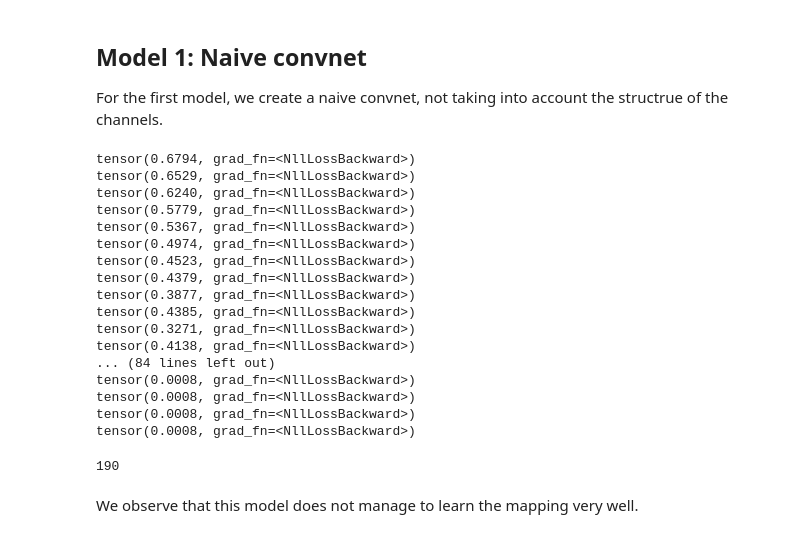
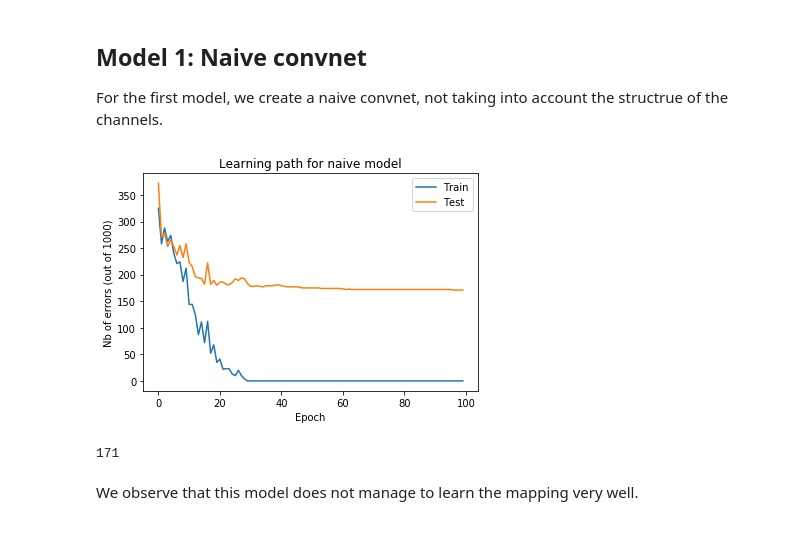
Before and after one commit to yvesrychener/Deep_Learning_Mnist, a Jupyter notebook: Yves.ipynb, the cells around one changed output. Drawn from its saved outputs; the diff is of its cells as text; code cells hidden in the pictures.

Commit message:
added analysis for naive model

```diff
--- a/Yves.ipynb
+++ b/Yves.ipynb
@@ -65,8 +65,8 @@ class convNet(nn.Module):
         super(convNet, self).__init__()
         self.conv1 = nn.Conv2d(2, 32, kernel_size=3)
         self.conv2 = nn.Conv2d(32, 64, kernel_size=3)
-        self.fc1 = nn.Linear(256, 200)
-        self.fc2 = nn.Linear(200, 2)
+        self.fc1 = nn.Linear(256, 100)
+        self.fc2 = nn.Linear(100, 2)
 
     def forward(self, x):
         x = F.relu(F.max_pool2d(self.conv1(x), kernel_size=2, stride=2))
@@ -85,6 +85,20 @@ def train_model(model, criterion, optimizer, nb_epochs, minibatch_size, train_X,
             optimizer.step()
         if(verbose): print(loss)
     return model
+# %%
+def train_model_path(model, criterion, optimizer, nb_epochs, minibatch_size, train_X, train_Y, test_X, test_Y, verbose=False):
+    train_error = []
+    test_error = []
+    for e in range(nb_epochs):
+        for b in range(0, train_X.size(0), minibatch_size):
+            out = model(train_X.narrow(0, b, minibatch_size))
+            loss = criterion(out, train_Y.narrow(0, b, minibatch_size))
+            model.zero_grad()
+            loss.backward()
+            optimizer.step()
+        train_error.append(compute_nb_errors(model, train_X, train_Y, minibatch_size))
+        test_error.append(compute_nb_errors(model, test_X, test_Y, minibatch_size))
+    return model, train_error, test_error
 # %%
 def compute_nb_errors(model, data_input, data_target, minibatch_size):
     nb_data_errors = 0
@@ -97,29 +111,21 @@ def compute_nb_errors(model, data_input, data_target, minibatch_size):
     return nb_data_errors
 # %%
 model1 = convNet()
-model1 = train_model(model1, nn.CrossEntropyLoss(), optim.SGD(model1.parameters(), lr=1e-1), 100, 100, train_X, train_Y, verbose=True)
+model1, train_path, test_path = train_model_path(model1, nn.CrossEntropyLoss(), optim.SGD(model1.parameters(), lr=1e-1), \
+                                                 100, 100, train_X, train_Y, test_X, test_Y, verbose=True)
-# %% [output]
-tensor(0.6794, grad_fn=<NllLossBackward>)
-tensor(0.6529, grad_fn=<NllLossBackward>)
-tensor(0.6240, grad_fn=<NllLossBackward>)
-tensor(0.5779, grad_fn=<NllLossBackward>)
-tensor(0.5367, grad_fn=<NllLossBackward>)
-tensor(0.4974, grad_fn=<NllLossBackward>)
-tensor(0.4523, grad_fn=<NllLossBackward>)
-tensor(0.4379, grad_fn=<NllLossBackward>)
-tensor(0.3877, grad_fn=<NllLossBackward>)
-tensor(0.4385, grad_fn=<NllLossBackward>)
-tensor(0.3271, grad_fn=<NllLossBackward>)
-tensor(0.4138, grad_fn=<NllLossBackward>)
-... (84 lines left out)
-tensor(0.0008, grad_fn=<NllLossBackward>)
-tensor(0.0008, grad_fn=<NllLossBackward>)
-tensor(0.0008, grad_fn=<NllLossBackward>)
-tensor(0.0008, grad_fn=<NllLossBackward>)
-# %%
-compute_nb_errors(model1, test_X, test_Y, 100)
-# %% [output]
-190
+# %%
+import matplotlib.pyplot as plt
+plt.plot(train_path, label = 'Train')
+plt.plot(test_path, label = 'Test')
+plt.title('Learning path for naive model')
+plt.xlabel('Epoch')
+plt.ylabel('Nb of errors (out of 1000)')
+plt.legend()
+plt.show()
+compute_nb_errors(model1, test_X, test_Y, 100)
+# %% [output]
+[figure, added]
+171
 # %% [markdown]
 We observe that this model does not manage to learn the mapping very well.
 # %% [markdown]
```
Also changed, not shown: parts of 9 cells of this notebook.
